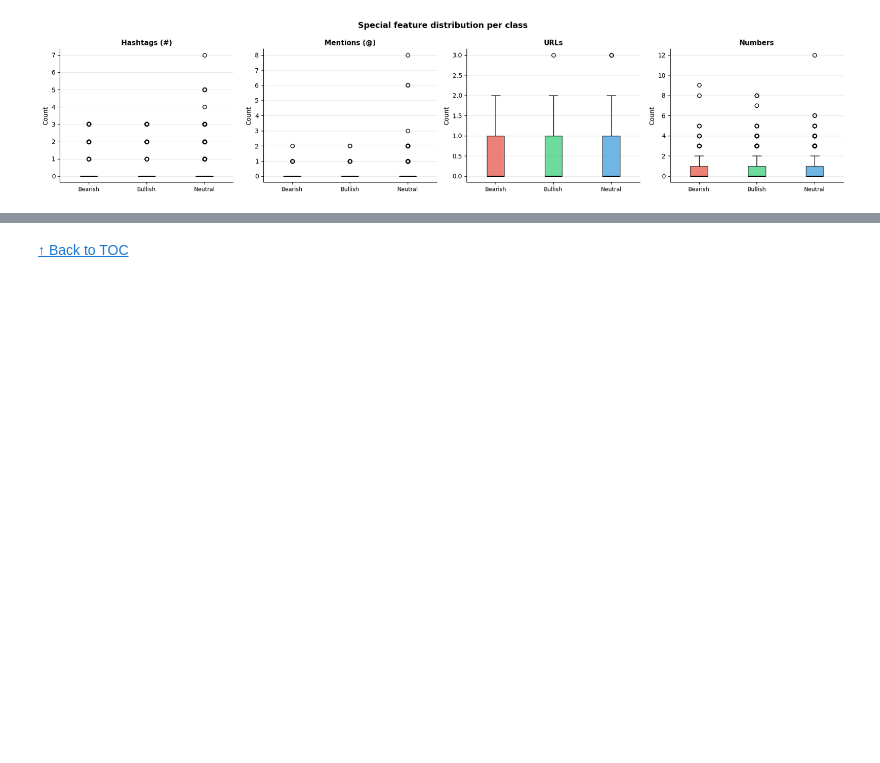
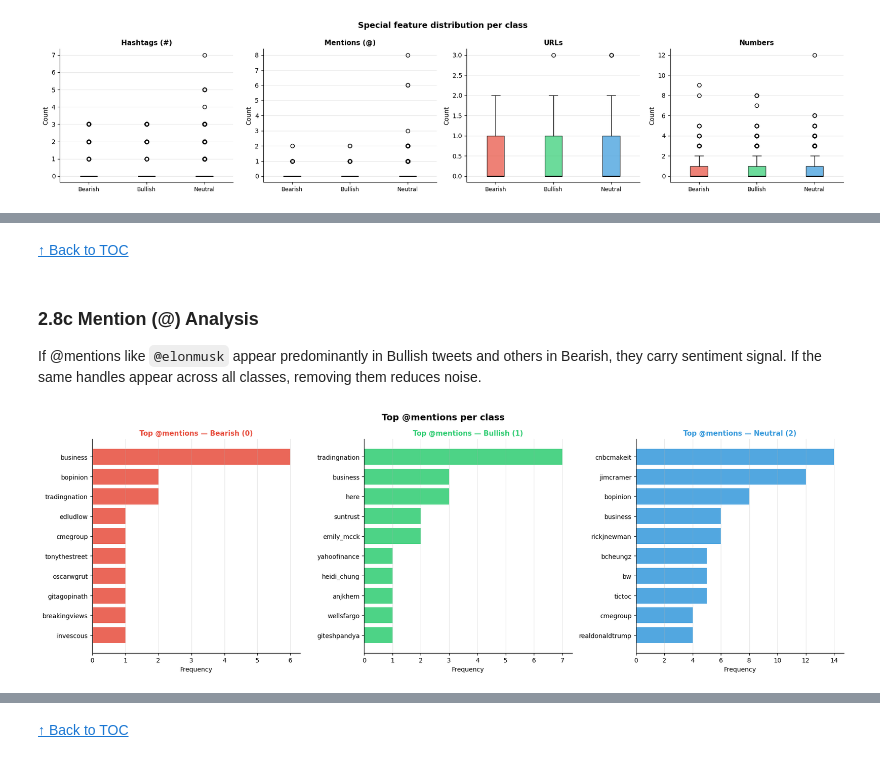
Before and after one commit to rodbarretoteixeira/Text_Mining, a Jupyter notebook: projeto/tm_tests_xx.ipynb, the cells around one changed output, grey strips where cells are left out. Saved outputs shown, nothing was run; the diff lists cells and outputs as text; code cells hidden in the pictures; blank space fills up the shorter version.

```diff
--- a/projeto/tm_tests_xx.ipynb
+++ b/projeto/tm_tests_xx.ipynb
@@ -450,0 +522,39 @@ Neutral (2)        0.27        0.05    0.57       0.42
+# %% [markdown]
+[↑ Back to TOC](#toc)
+# %% [markdown]
+<a class='anchor' id='2-8c'></a>
+### 2.8c Mention (@) Analysis
+
+If @mentions like `@elonmusk` appear predominantly in Bullish tweets and others in Bearish, they carry sentiment signal. If the same handles appear across all classes, removing them reduces noise.
+# %%
+# @Mentions per class
+df_ment = pd.read_csv('train.csv')
+
+def get_mentions(text):
+    return re.findall(r'@(\w+)', str(text).lower())
+
+df_ment['mentions']    = df_ment['text'].apply(get_mentions)
+df_ment['n_mentions2'] = df_ment['mentions'].str.len()
+
+fig, axes = plt.subplots(1, 3, figsize=(18, 6))
+for lbl, ax in zip([0, 1, 2], axes):
+    subset = df_ment[df_ment['label'] == lbl]['mentions']
+    all_m  = [m for ms in subset for m in ms]
+    top    = Counter(all_m).most_common(10)
+
+    if top:
+        words_m, counts_m = zip(*top)
+        ax.barh(list(reversed(words_m)), list(reversed(counts_m)),
+                color=CLASS_COLORS[lbl], edgecolor='none', alpha=0.85)
+
+    ax.set_title(f'Top @mentions — {CLASS_NAMES[lbl]}',
+                 fontsize=11, fontweight='bold', color=CLASS_COLORS[lbl])
+    ax.set_xlabel('Frequency')
+    ax.grid(axis='x', alpha=0.3)
+    ax.spines[['top', 'right']].set_visible(False)
+
+plt.suptitle('Top @mentions per class', fontsize=14, fontweight='bold')
+plt.tight_layout()
+plt.show()
+# %% [output]
+[figure, added]
```
Also changed, not shown: parts of 24 cells of this notebook.
